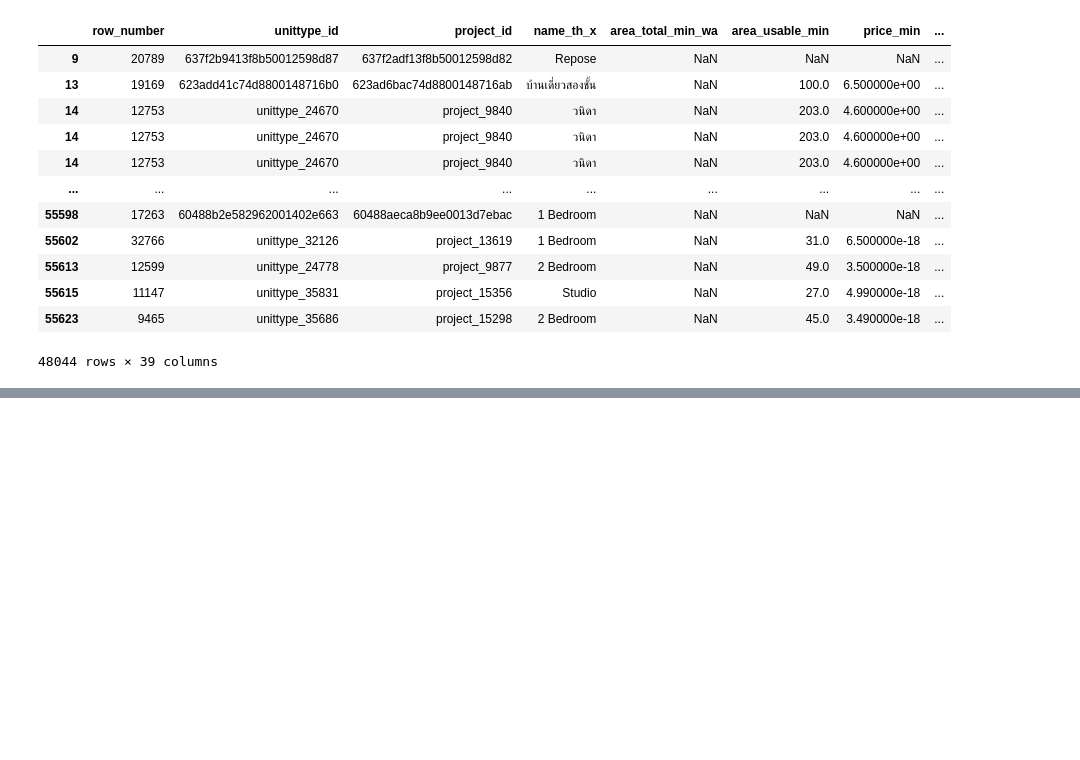
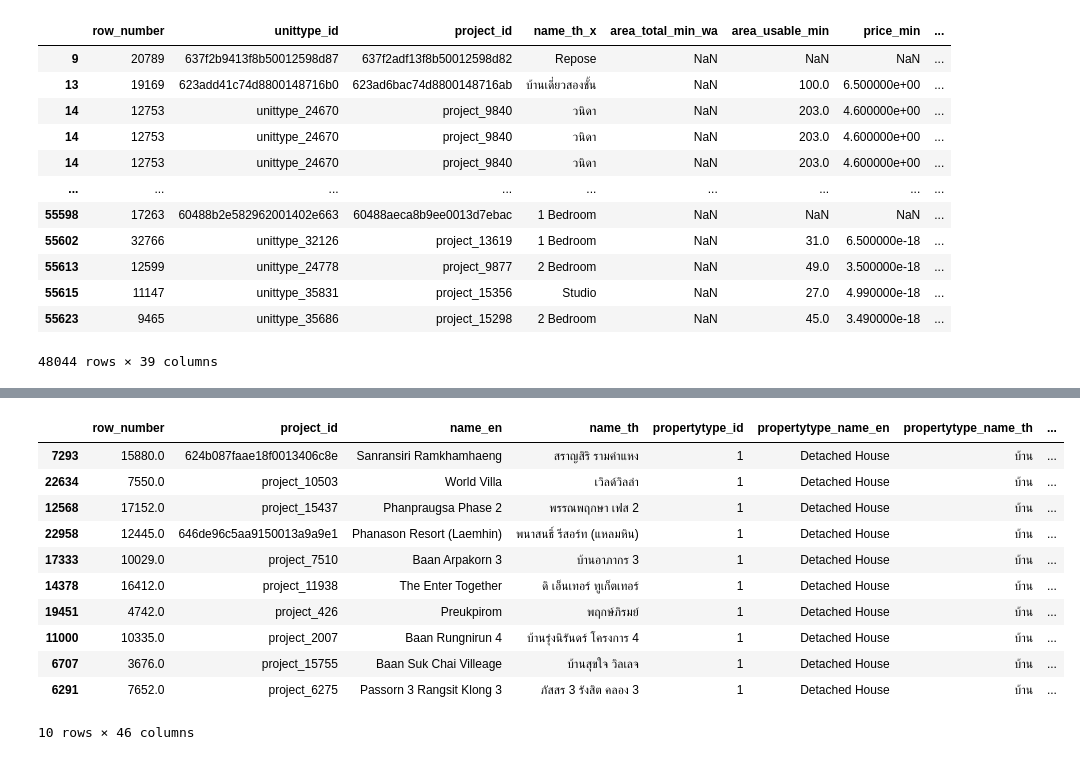
Before and after one commit to Panachai-spec007/BSC_DPDM2025, a Jupyter notebook: Ch3_Data_Preprocessing.ipynb, the cells around one changed output, grey strips where cells are left out. Saved outputs shown, nothing was run; the diff lists cells and outputs as text; code cells hidden in the pictures; blank space fills up the shorter version.

```diff
--- a/Ch3_Data_Preprocessing.ipynb
+++ b/Ch3_Data_Preprocessing.ipynb
@@ -732,0 +803,15 @@ condo_house_data_source
+# %%
+home.sample(n=10, random_state=6, replace=True)
+# %% [output]
+|  | row_number | project_id | name_en | name_th | propertytype_id | propertytype_name_en | propertytype_name_th | ... |
+| 7293 | 15880.0 | 624b087faae18f0013406c8e | Sanransiri Ramkhamhaeng | สราญสิริ รามคำแหง | 1 | Detached House | บ้าน | ... |
+| 22634 | 7550.0 | project_10503 | World Villa | เวิลด์วิลล่า | 1 | Detached House | บ้าน | ... |
+| 12568 | 17152.0 | project_15437 | Phanpraugsa Phase 2 | พรรณพฤกษา เฟส 2 | 1 | Detached House | บ้าน | ... |
+| 22958 | 12445.0 | 646de96c5aa9150013a9a9e1 | Phanason Resort (Laemhin) | พนาสนธิ์ รีสอร์ท (แหลมหิน) | 1 | Detached House | บ้าน | ... |
+| 17333 | 10029.0 | project_7510 | Baan Arpakorn 3 | บ้านอาภากร 3 | 1 | Detached House | บ้าน | ... |
+| 14378 | 16412.0 | project_11938 | The Enter Together | ดิ เอ็นเทอร์ ทูเก็ตเทอร์ | 1 | Detached House | บ้าน | ... |
+| 19451 | 4742.0 | project_426 | Preukpirom | พฤกษ์ภิรมย์ | 1 | Detached House | บ้าน | ... |
+| 11000 | 10335.0 | project_2007 | Baan Rungnirun 4 | บ้านรุ่งนิรันดร์ โครงการ 4 | 1 | Detached House | บ้าน | ... |
+| 6707 | 3676.0 | project_15755 | Baan Suk Chai Villeage | บ้านสุขใจ วิลเลจ | 1 | Detached House | บ้าน | ... |
+| 6291 | 7652.0 | project_6275 | Passorn 3 Rangsit Klong 3 | ภัสสร 3 รังสิต คลอง 3 | 1 | Detached House | บ้าน | ... |
+10 rows × 46 columns
```
Also changed, not shown: parts of 20 cells of this notebook.
